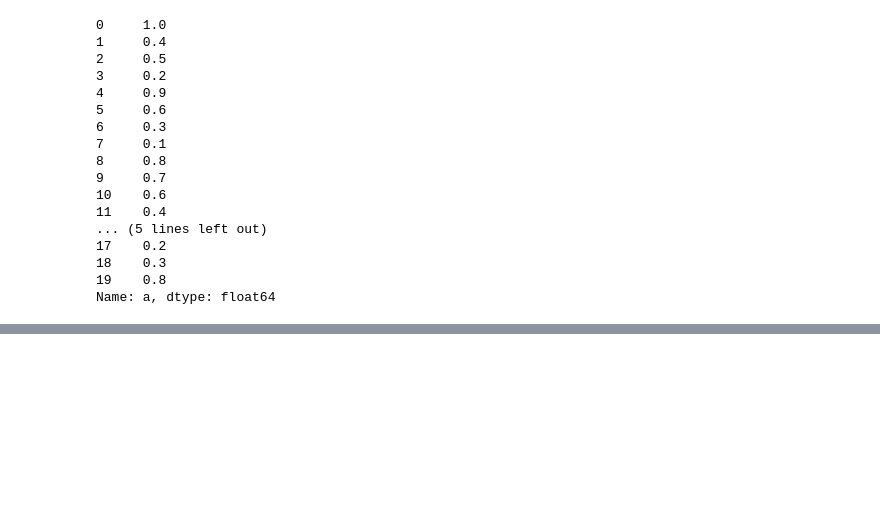
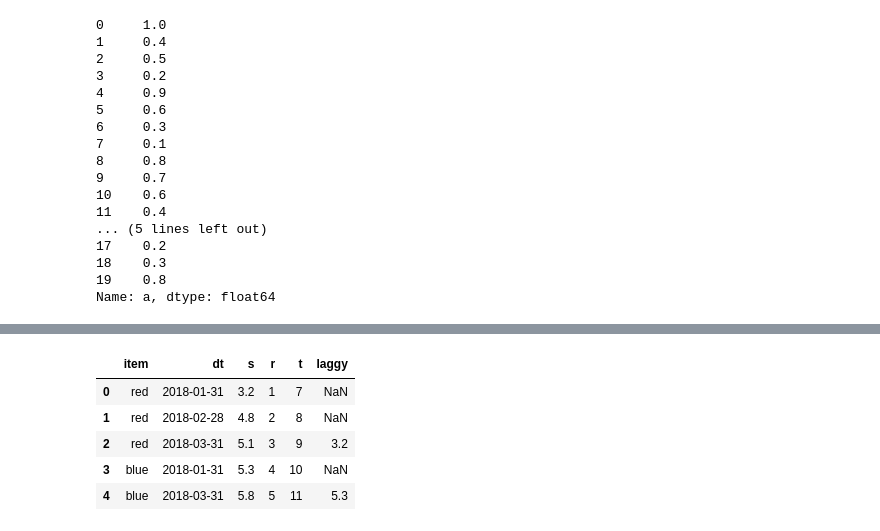
Before and after one commit to marketneutral/misc_research, a Jupyter notebook: pandas-fin-idioms.ipynb, the cells around one changed output, grey strips where cells are left out. Drawn from its saved outputs; the diff is of its cells as text; code cells hidden in the pictures; blank space fills up the shorter version.

```diff
--- a/pandas-fin-idioms.ipynb
+++ b/pandas-fin-idioms.ipynb
@@ -238,0 +247,8 @@ Name: a, dtype: float64
+# %%
+df = pd.DataFrame(data = {
+    'item': ['red','red','red','blue','blue'],
+    'dt': pd.to_datetime(['2018-01-31', '2018-02-28', '2018-03-31', '2018-01-31', '2018-03-31']),
+    's': [3.2, 4.8, 5.1, 5.3, 5.8],
+    'r': [1,2,3,4,5],
+    't': [7,8,9,10,11],
+})
@@ -238,0 +264,9 @@ Name: a, dtype: float64
+# %%
+df.assign(laggy=lambda df: df.set_index(['dt']).groupby('item')['s'].shift(2, 'M').reindex(pd.MultiIndex.from_frame(df[['item','dt']])).values)
+# %% [output]
+|  | item | dt | s | r | t | laggy |
+| 0 | red | 2018-01-31 | 3.2 | 1 | 7 | NaN |
+| 1 | red | 2018-02-28 | 4.8 | 2 | 8 | NaN |
+| 2 | red | 2018-03-31 | 5.1 | 3 | 9 | 3.2 |
+| 3 | blue | 2018-01-31 | 5.3 | 4 | 10 | NaN |
+| 4 | blue | 2018-03-31 | 5.8 | 5 | 11 | 5.3 |
```
Also changed, not shown: parts of 4 cells of this notebook, 15 other files.
